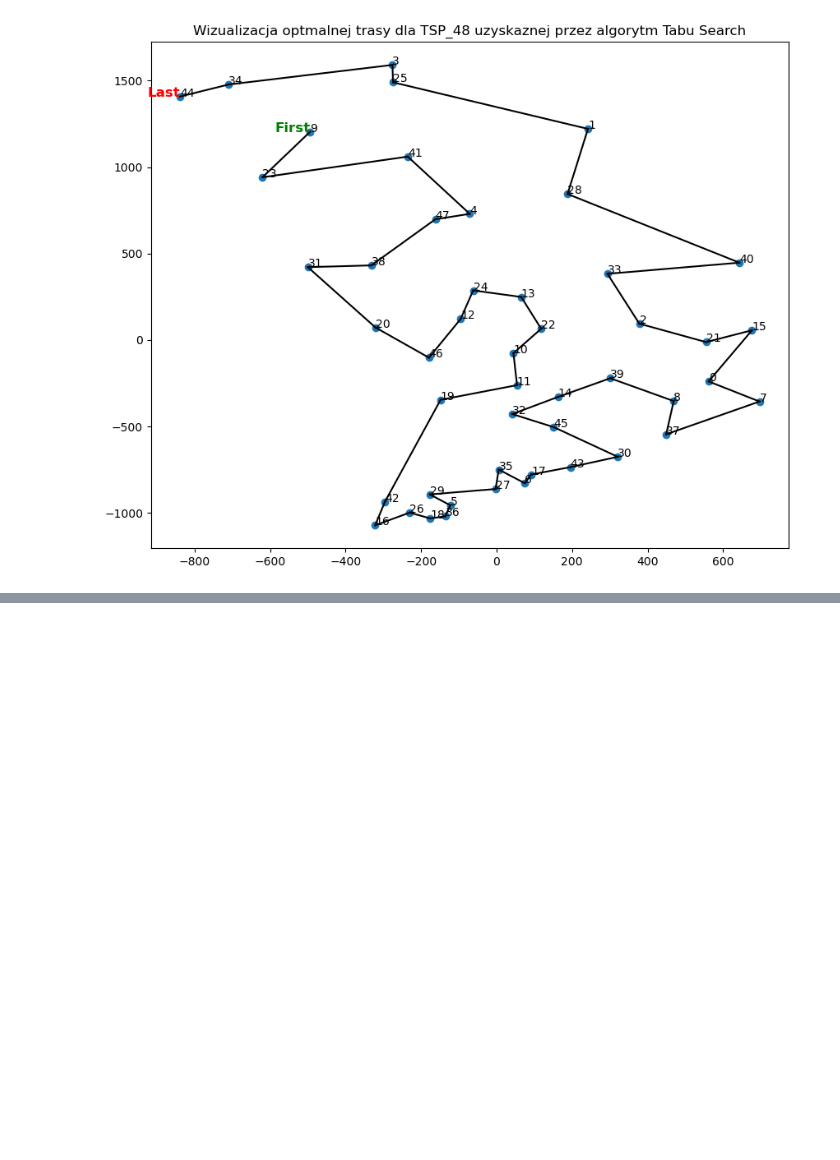
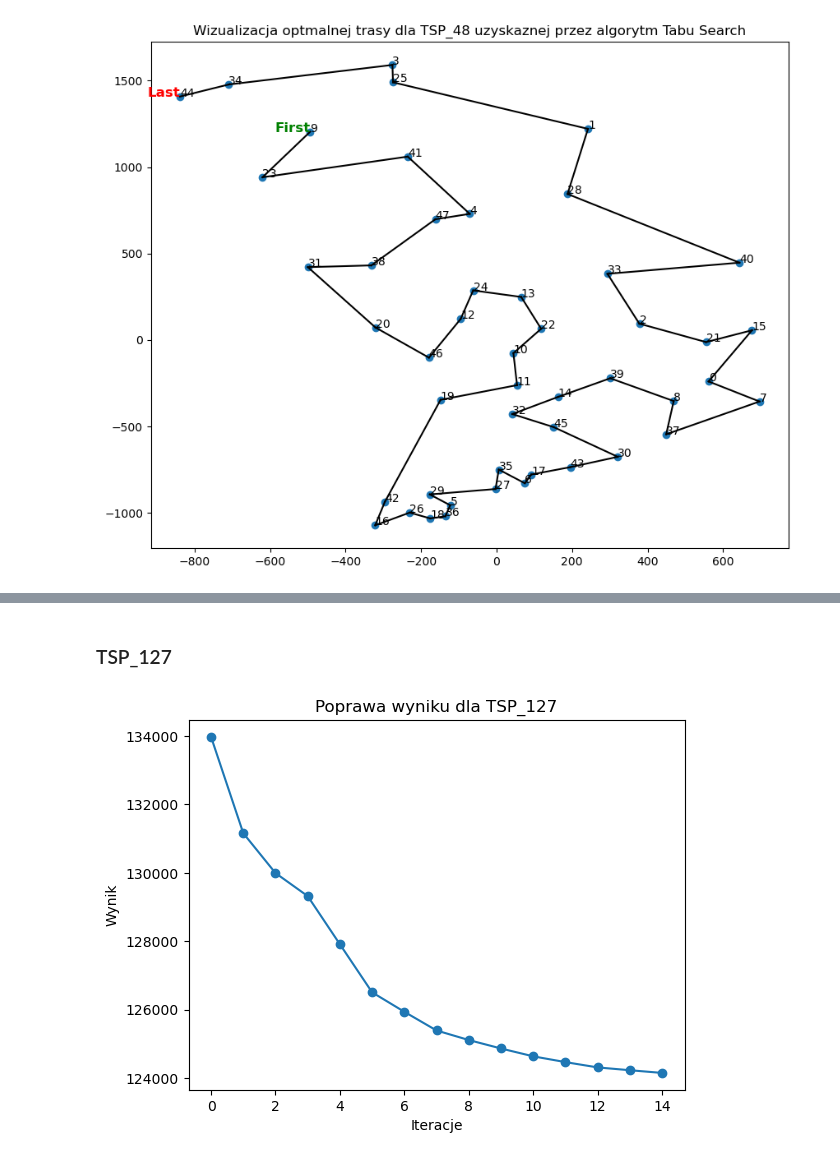
Before and after one commit to Alex4ndro5/ProjektTSP, a Jupyter notebook: Projekt_TSP.ipynb, the cells around one changed output, grey strips where cells are left out. Saved outputs shown, nothing was run; the diff lists cells and outputs as text; code cells hidden in the pictures; blank space fills up the shorter version.

```diff
--- a/Projekt_TSP.ipynb
+++ b/Projekt_TSP.ipynb
@@ -69,0 +116,14 @@ plt.show()
+# %% [markdown]
+### TSP_127
+# %%
+# Wykres poprawy wyniku dla TSP_127 z trasą początkową utworzoną przez NN
+
+values = [133970, 131157, 129993, 129320, 127913, 126509, 125941, 125395, 125116, 124869, 124640, 124471, 124316, 124234, 124155] # Wyniki
+x = [0, 1, 2, 3, 4, 5, 6, 7, 8 ,9 ,10 ,11 ,12 ,13, 14] # Iteracje
+plt.plot(x, values, 'o-')
+plt.xlabel('Iteracje')
+plt.ylabel('Wynik')
+plt.title('Poprawa wyniku dla TSP_127')
+plt.show()
+# %% [output]
+[figure, added]
```
Also changed, not shown: parts of 5 cells of this notebook, 2 other files.
